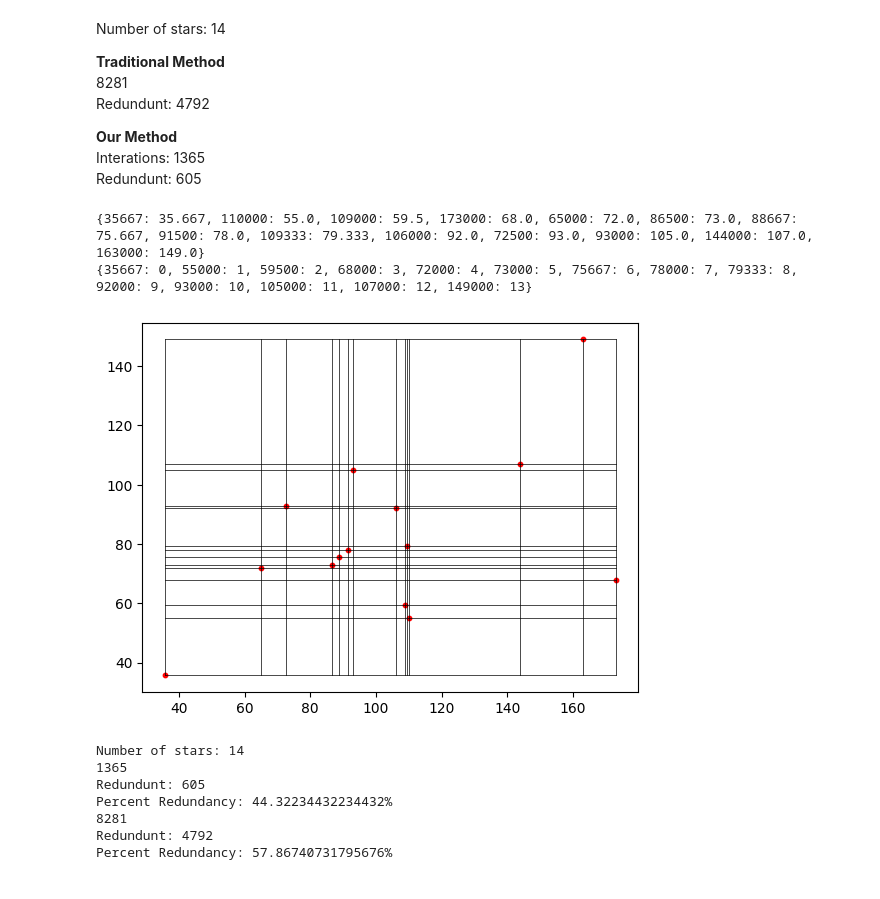
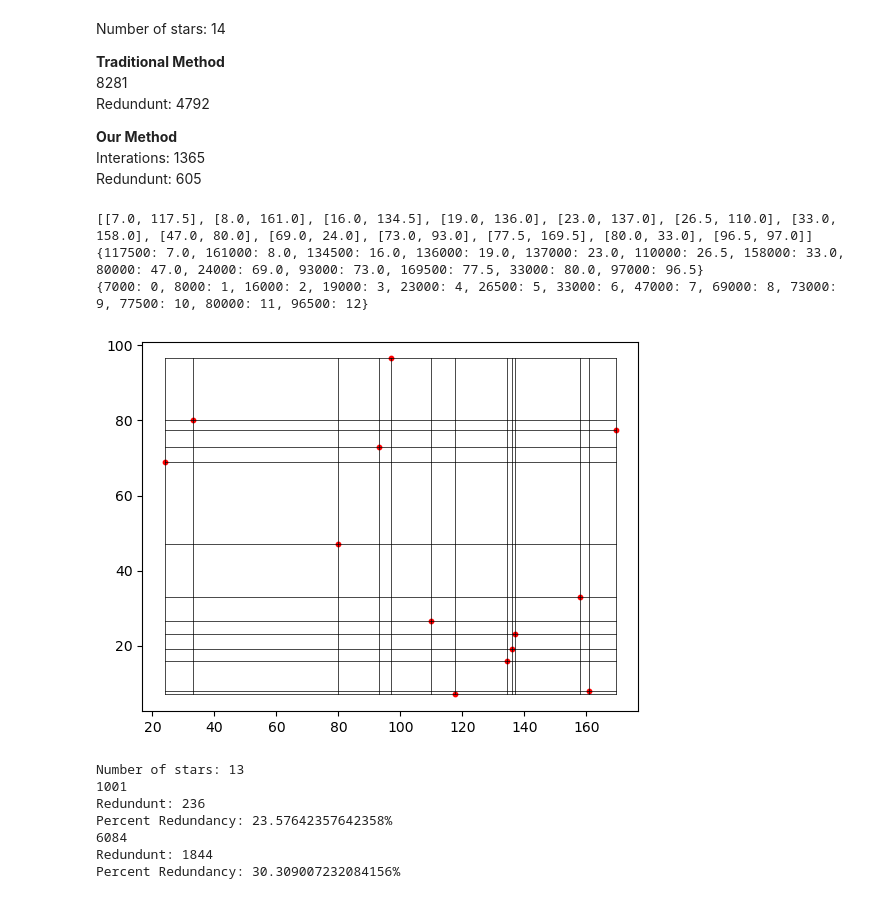
Before and after one commit to adithya-ananth/Star-Pattern-Recognition, a Jupyter notebook: Extracting_Coordinates/star_processing.ipynb, the cells around one changed output. Drawn from its saved outputs; the diff is of its cells as text; code cells hidden in the pictures.

```diff
--- a/Extracting_Coordinates/star_processing.ipynb
+++ b/Extracting_Coordinates/star_processing.ipynb
@@ -434,12 +434,13 @@ Coordinates of stars: [[19.0, 143.0], [60.0, 136.0], [70.0, 61.0], [79.0, 132.0]
 # %%
 # Change of Basis:
 
-img = pranav_camera('skyimages/image2.jpg')
+img = pranav_camera('skyimages/image5.jpg')
 plt.imshow(img, cmap='gray')
 plt.show()
 coord = get_stars(copy.deepcopy(img))
 # for c in coord: print(c); print('-----------------')
 print(coord)
+plot_stars(img)
 # # choose top 3 bright and close stars and store them as c0, cx, cy
 # # c0,c1,c2 = sorted(coord, key=lambda x: x[2] * (x[0] + x[1] + x[2]), reverse=True)[:3]
 
@@ -485,7 +489,7 @@ Redundunt: 4792
 Interations: 1365
 Redundunt: 605
 # %%
-coord
+print(coord )
 x_coord = [c[1].__round__(3) for c in coord]
 y_coord = [c[0].__round__(3) for c in coord]
 x_to_y = {int(x*1000):y for y,x in coord}
@@ -525,40 +529,41 @@ for xi in range(N):
 print(len(reg))
 # print(reg)
 print(f'Redundunt: {redundunt}')
 print(f'Percent Redundancy: {redundunt/len(reg)*100}%')
 
 reg  = []
 redundunt = 0
 for xi in range(N):
     for xj in range(xi+1, N):
         # ymin, ymax = sorted([x_to_y[int(x*1000)] for x in [xs[xi], xs[xj]]])
         # yminind, ymaxind = ind_ys[int(ymin*1000)], ind_ys[int(ymax*1000)]
 
         for yi in range(N):
             for yj in range(yi+1, N):
                 count = 0
                 for x,y in coord:
                     if xs[xi] <= x <= xs[xj] and ys[yi] <= y <= ys[yj]:
                         count += 1
                 if count > 0:
                     redundunt += 1
                 reg.append((xs[xi], xs[xj], ys[yi], ys[yj], count))
 print(len(reg))
 # print(reg)
 print(f'Redundunt: {redundunt}')
 print(f'Percent Redundancy: {redundunt/len(reg)*100}%')
 
 
 # draw vertical and horizontal lines all the points
 # plt.imshow(img, cmap='gray')
 # %% [output]
-{35667: 35.667, 110000: 55.0, 109000: 59.5, 173000: 68.0, 65000: 72.0, 86500: 73.0, 88667: 75.667, 91500: 78.0, 109333: 79.333, 106000: 92.0, 72500: 93.0, 93000: 105.0, 144000: 107.0, 163000: 149.0}
-{35667: 0, 55000: 1, 59500: 2, 68000: 3, 72000: 4, 73000: 5, 75667: 6, 78000: 7, 79333: 8, 92000: 9, 93000: 10, 105000: 11, 107000: 12, 149000: 13}
+[[7.0, 117.5], [8.0, 161.0], [16.0, 134.5], [19.0, 136.0], [23.0, 137.0], [26.5, 110.0], [33.0, 158.0], [47.0, 80.0], [69.0, 24.0], [73.0, 93.0], [77.5, 169.5], [80.0, 33.0], [96.5, 97.0]]
+{117500: 7.0, 161000: 8.0, 134500: 16.0, 136000: 19.0, 137000: 23.0, 110000: 26.5, 158000: 33.0, 80000: 47.0, 24000: 69.0, 93000: 73.0, 169500: 77.5, 33000: 80.0, 97000: 96.5}
+{7000: 0, 8000: 1, 16000: 2, 19000: 3, 23000: 4, 26500: 5, 33000: 6, 47000: 7, 69000: 8, 73000: 9, 77500: 10, 80000: 11, 96500: 12}
-[figure, old version]
+[figure, new version]
-Number of stars: 14
-1365
-Redundunt: 605
-Percent Redundancy: 44.32234432234432%
-8281
-Redundunt: 4792
-Percent Redundancy: 57.86740731795676%
+Number of stars: 13
+1001
+Redundunt: 236
+Percent Redundancy: 23.57642357642358%
+6084
+Redundunt: 1844
+Percent Redundancy: 30.309007232084156%
```
Also changed, not shown: parts of 5 cells of this notebook, 1 other file.
